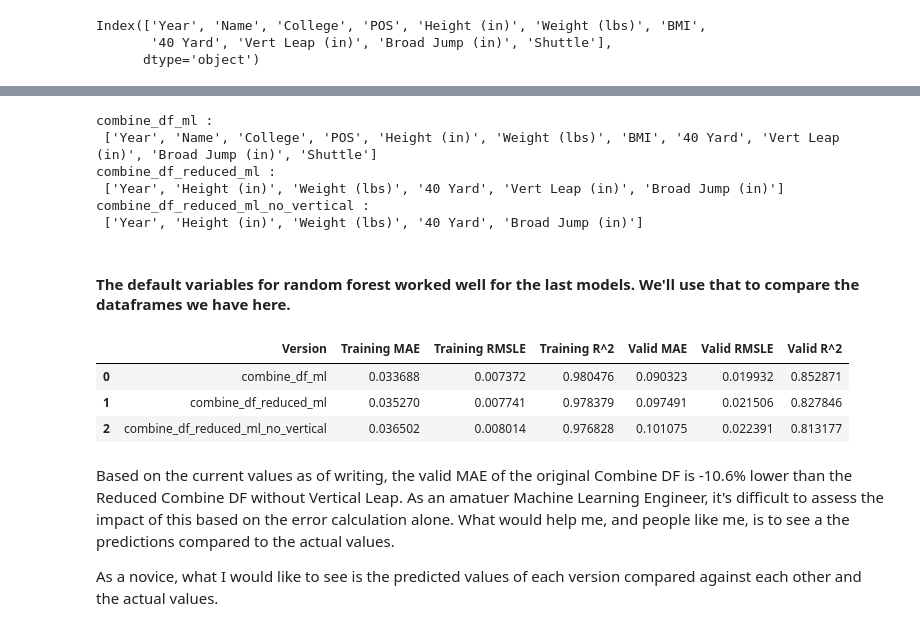
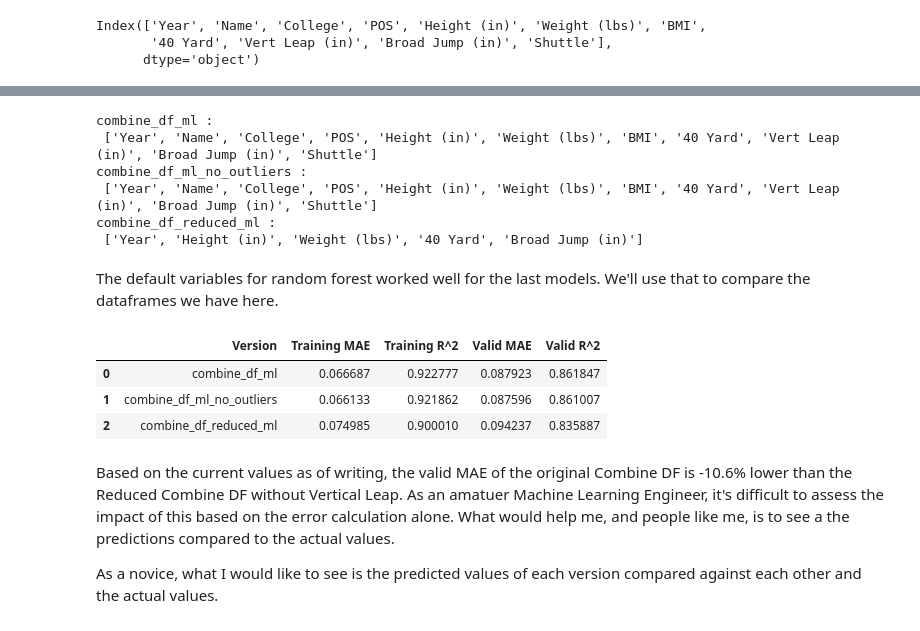
Before and after one commit to seancary62/NFL_Combine, a Jupyter notebook: NFL_Combine_Regression_ML.ipynb, the cells around one changed output, grey strips where cells are left out. Cells and saved outputs as stored; diff of their text form; code cells hidden in the pictures.

```diff
--- a/NFL_Combine_Regression_ML.ipynb
+++ b/NFL_Combine_Regression_ML.ipynb
@@ -145,12 +209,6 @@ X_train.shape, y_train.shape, X_valid.shape, y_valid.shape
 # %%
 # Create evaluation function
-from sklearn.metrics import mean_squared_log_error, mean_absolute_error, r2_score
-
-def rmsle(y_test, y_preds):
-    """
-    Calculate root mean squared log error between predicitions and true labels.
-    """
-    return np.sqrt(mean_squared_log_error(y_test, y_preds))
+from sklearn.metrics import mean_absolute_error, r2_score
 
 # Create function to evaluate model o na few different levels
 def show_scores(model):
@@ -158,8 +216,6 @@ def show_scores(model):
     val_preds = model.predict(X_valid)
     scores = {"Training MAE": mean_absolute_error(y_train, train_preds),
             "Valid MAE": mean_absolute_error(y_valid, val_preds),
-            "Training RMSLE": rmsle(y_train, train_preds),
-            "Valid RMSLE": rmsle(y_valid, val_preds),
             "Training R^2": r2_score(y_train, train_preds),
             "Valid R^2": r2_score(y_valid, val_preds)}
     return scores
@@ -187,0 +295,16 @@ Our MAE looks a lot higher for the valid dataset versus the dataset for training
+# %%
+# Try random forest again
+
+# Split data into training and validation
+
+df_val = combine_df_ml_no_outliers[combine_df_ml_no_outliers.Year > 2015]
+df_train = combine_df_ml_no_outliers[combine_df_ml_no_outliers.Year <= 2015]
+
+# Split data into X and y
+X_train, y_train = df_train.drop("40 Yard", axis=1), df_train['40 Yard']
+X_valid, y_valid = df_val.drop("40 Yard", axis=1), df_val['40 Yard']
+
+# Cutting down the max number of samples for each estimator can improve training time.
+model.fit(X_train, y_train)
+
+show_scores(model)
@@ -435,10 +523,10 @@ Name: 40 Yard, dtype: float64
 # %%
 # Create datasets with reduced columns
-combine_df_reduced_ml_no_vertical = combine_df_reduced_ml.drop(columns=['Vert Leap (in)'])
+combine_df_reduced_ml = combine_df_ml_no_outliers.drop(columns=['Name', 'College', 'POS', 'Vert Leap (in)','BMI','Vert Leap (in)','Shuttle'])
 
 # Create a list of all of the models to test
-dfs_to_test = [combine_df_ml, combine_df_reduced_ml, combine_df_reduced_ml_no_vertical]
-df_names = ["combine_df_ml", "combine_df_reduced_ml", "combine_df_reduced_ml_no_vertical"]
+dfs_to_test = [combine_df_ml, combine_df_ml_no_outliers, combine_df_reduced_ml]
+df_names = ["combine_df_ml", "combine_df_ml_no_outliers", "combine_df_reduced_ml"]
 
 df_dict = dict(zip(df_names, dfs_to_test))
 
@@ -448,50 +536,53 @@ for key, value in df_dict.items():
 # %% [output]
 combine_df_ml :
  ['Year', 'Name', 'College', 'POS', 'Height (in)', 'Weight (lbs)', 'BMI', '40 Yard', 'Vert Leap (in)', 'Broad Jump (in)', 'Shuttle']
+combine_df_ml_no_outliers :
+ ['Year', 'Name', 'College', 'POS', 'Height (in)', 'Weight (lbs)', 'BMI', '40 Yard', 'Vert Leap (in)', 'Broad Jump (in)', 'Shuttle']
 combine_df_reduced_ml :
- ['Year', 'Height (in)', 'Weight (lbs)', '40 Yard', 'Vert Leap (in)', 'Broad Jump (in)']
-combine_df_reduced_ml_no_vertical :
  ['Year', 'Height (in)', 'Weight (lbs)', '40 Yard', 'Broad Jump (in)']
 # %% [markdown]
-#### The default variables for random forest worked well for the last models. We'll use that to compare the dataframes we have here.
+
+The default variables for random forest worked well for the last models. We'll use that to compare the dataframes we have here.
 # %%
 #Cycle through our dfs and create a dataframe of the model scores
 
 df_scores = pd.DataFrame()
+
+combine_score_predictive_model = RandomForestRegressor(**rs_model.best_params_,random_state=42)
 
 for name, df in df_dict.items():
 
     df_temp = df.copy()
 
     # Split data into training and validation
-    df_val = df_temp[df_temp.Year > 2017]
-    df_train = df_temp[df_temp.Year <= 2017]
+    df_val = df_temp[df_temp.Year > 2015]
+    df_train = df_temp[df_temp.Year <= 2015]
 
     # Split data into X and y
     X_train, y_train = df_train.drop("40 Yard", axis=1), df_train['40 Yard']
     X_valid, y_valid = df_val.drop("40 Yard", axis=1), df_val['40 Yard']
 
-    model.fit(X_train, y_train)
+    combine_score_predictive_model.fit(X_train, y_train)
 
     # Create a dictionary from the scores
-    scores_dict = show_scores(model)
+    scores_dict = show_scores(combine_score_predictive_model)
 
     # Append name to dicitionary
     scores_dict['Version'] = name
 
     df_scores = df_scores.append(scores_dict, ignore_index=True)
 
 # Rearrange the columns
 cols = ['Version'] + [col for col in df_scores.columns if col != 'Version']
 df_scores = df_scores[cols]
 
 # Display the final scores dataframe with 'Model' as the first column
 df_scores
 # %% [output]
-|  | Version | Training MAE | Training RMSLE | Training R^2 | Valid MAE | Valid RMSLE | Valid R^2 |
-| 0 | combine_df_ml | 0.033688 | 0.007372 | 0.980476 | 0.090323 | 0.019932 | 0.852871 |
-| 1 | combine_df_reduced_ml | 0.035270 | 0.007741 | 0.978379 | 0.097491 | 0.021506 | 0.827846 |
-| 2 | combine_df_reduced_ml_no_vertical | 0.036502 | 0.008014 | 0.976828 | 0.101075 | 0.022391 | 0.813177 |
+|  | Version | Training MAE | Training R^2 | Valid MAE | Valid R^2 |
+| 0 | combine_df_ml | 0.066687 | 0.922777 | 0.087923 | 0.861847 |
+| 1 | combine_df_ml_no_outliers | 0.066133 | 0.921862 | 0.087596 | 0.861007 |
+| 2 | combine_df_reduced_ml | 0.074985 | 0.900010 | 0.094237 | 0.835887 |
 # %% [markdown]
 Based on the current values as of writing, the valid MAE of the original Combine DF is -10.6% lower than the Reduced Combine DF without Vertical Leap. As an amatuer Machine Learning Engineer, it's difficult to assess the impact of this based on the error calculation alone. What would help me, and people like me, is to see a the predictions compared to the actual values.
 
```
Also changed, not shown: parts of 55 cells of this notebook, 5 other files.
